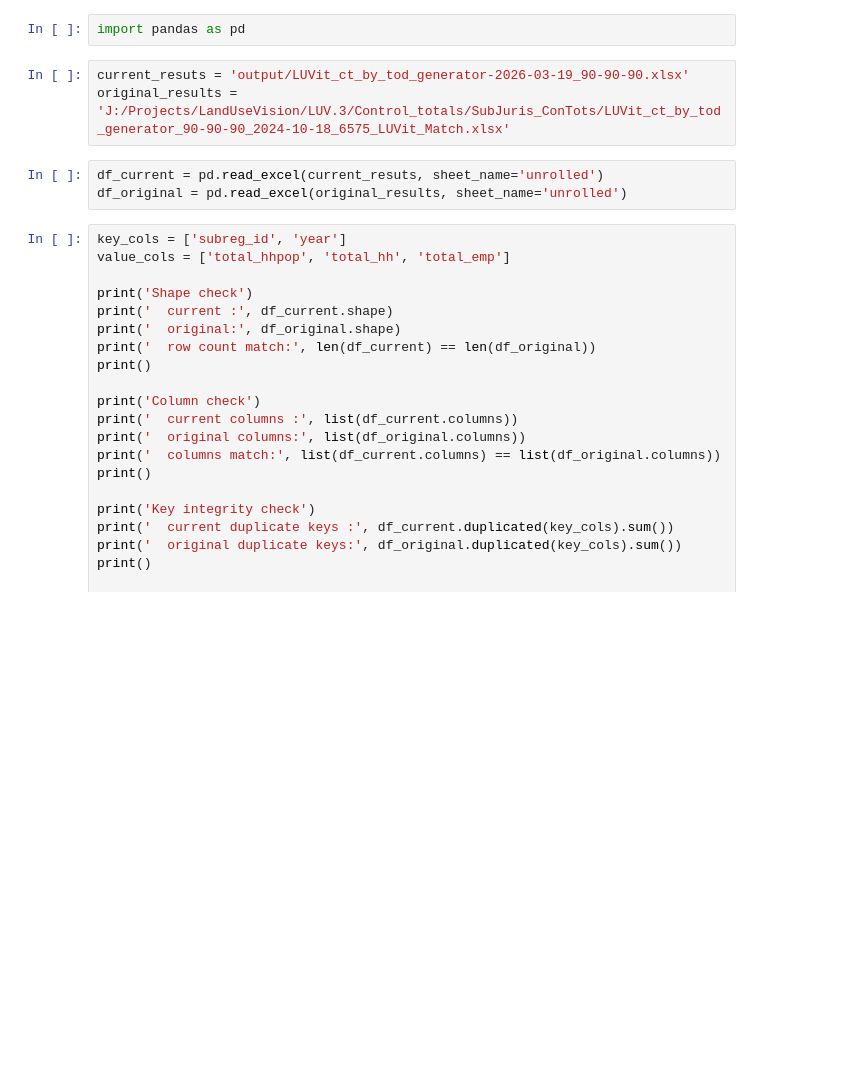
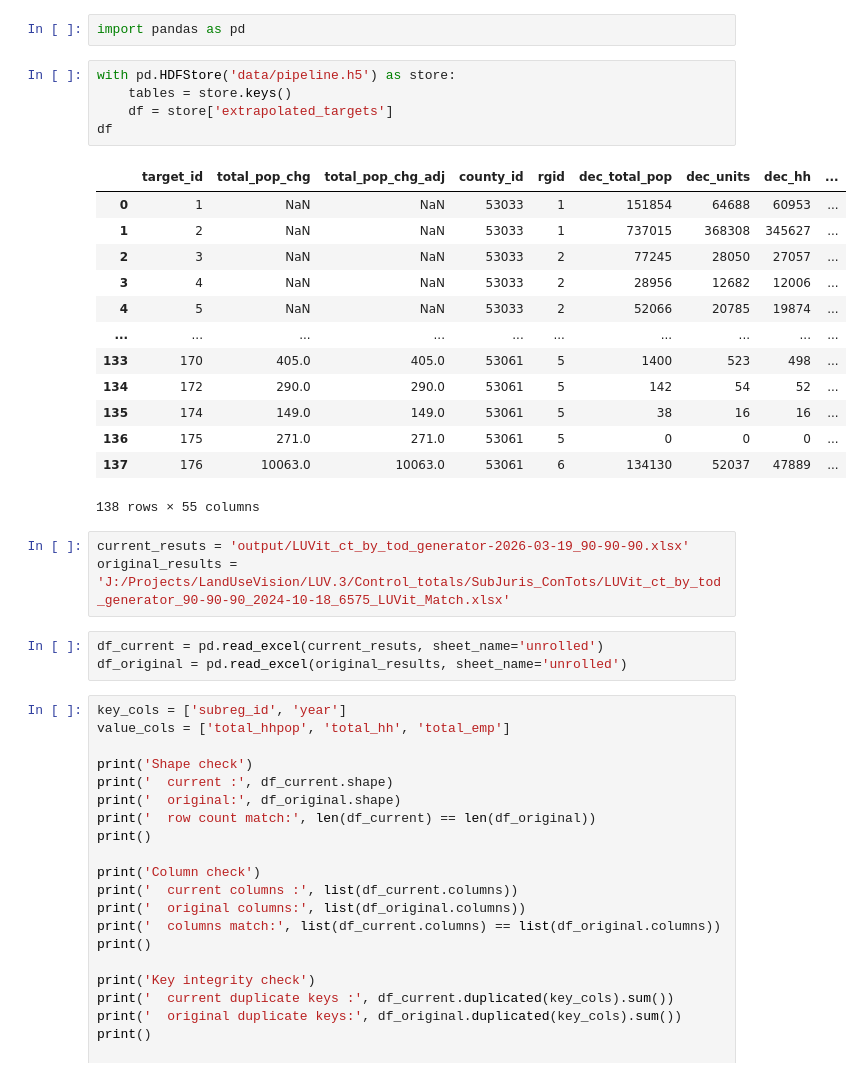
Before and after one commit to psrc/control_totals, a Jupyter notebook: examples/legacy_luvit/qc.ipynb, the cells around one changed output. Saved outputs shown, nothing was run; the diff lists cells and outputs as text; blank space fills up the shorter version.

```diff
--- a/examples/legacy_luvit/qc.ipynb
+++ b/examples/legacy_luvit/qc.ipynb
@@ -1,5 +1,24 @@
 # %%
 import pandas as pd
+# %%
+with pd.HDFStore('data/pipeline.h5') as store:
+    tables = store.keys()
+    df = store['extrapolated_targets']
+df
+# %% [output]
+|  | target_id | total_pop_chg | total_pop_chg_adj | county_id | rgid | dec_total_pop | dec_units | dec_hh | ... |
+| 0 | 1 | NaN | NaN | 53033 | 1 | 151854 | 64688 | 60953 | ... |
+| 1 | 2 | NaN | NaN | 53033 | 1 | 737015 | 368308 | 345627 | ... |
+| 2 | 3 | NaN | NaN | 53033 | 2 | 77245 | 28050 | 27057 | ... |
+| 3 | 4 | NaN | NaN | 53033 | 2 | 28956 | 12682 | 12006 | ... |
+| 4 | 5 | NaN | NaN | 53033 | 2 | 52066 | 20785 | 19874 | ... |
+| ... | ... | ... | ... | ... | ... | ... | ... | ... | ... |
+| 133 | 170 | 405.0 | 405.0 | 53061 | 5 | 1400 | 523 | 498 | ... |
+| 134 | 172 | 290.0 | 290.0 | 53061 | 5 | 142 | 54 | 52 | ... |
+| 135 | 174 | 149.0 | 149.0 | 53061 | 5 | 38 | 16 | 16 | ... |
+| 136 | 175 | 271.0 | 271.0 | 53061 | 5 | 0 | 0 | 0 | ... |
+| 137 | 176 | 10063.0 | 10063.0 | 53061 | 6 | 134130 | 52037 | 47889 | ... |
+138 rows × 55 columns
 # %%
 current_resuts = 'output/LUVit_ct_by_tod_generator-2026-03-19_90-90-90.xlsx'
 original_results = 'J:/Projects/LandUseVision/LUV.3/Control_totals/SubJuris_ConTots/LUVit_ct_by_tod_generator_90-90-90_2024-10-18_6575_LUVit_Match.xlsx'
```
Also changed, not shown: parts of 4 cells of this notebook, 4 other files.
